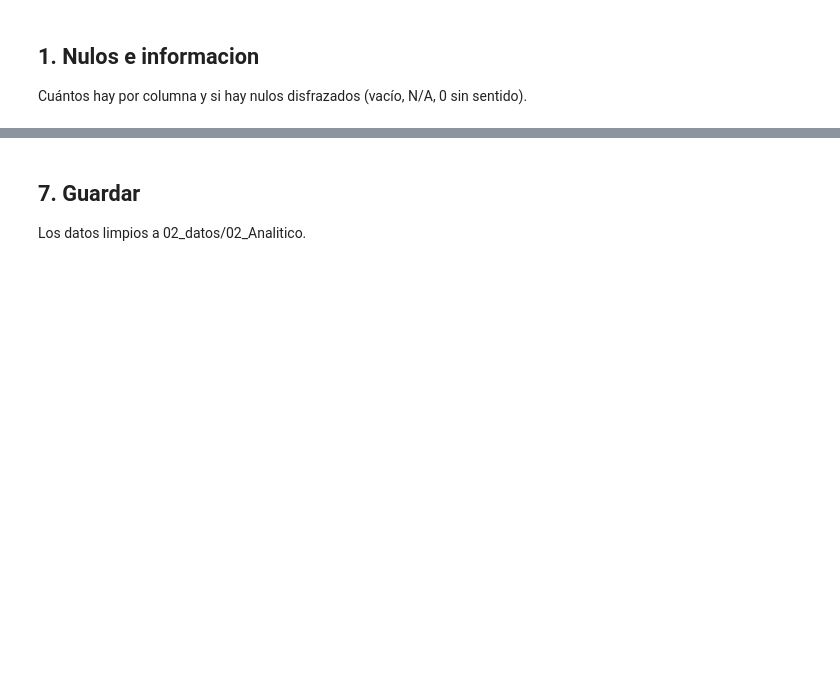
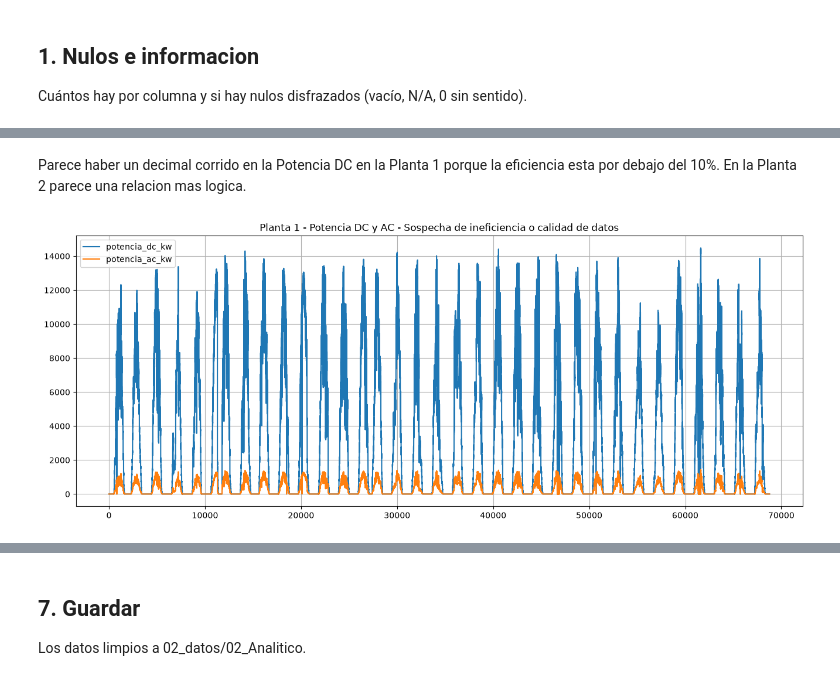
Before and after one commit to DataRex-47/01_PLANTAS-SOLARES, a Jupyter notebook: 03_notebooks/01_Calidad_Datos.ipynb, the cells around one changed output, grey strips where cells are left out. Saved outputs shown, nothing was run; the diff lists cells and outputs as text; code cells hidden in the pictures; blank space fills up the shorter version.

```diff
--- a/03_notebooks/01_Calidad_Datos.ipynb
+++ b/03_notebooks/01_Calidad_Datos.ipynb
@@ -141 +239,8 @@ df.describe()
+# %%
+p1g['id_planta'].nunique(), p2g['id_planta'].nunique(), p1s['id_planta'].nunique(), p2s['id_planta'].nunique()
+#cambio de nombre de las etiquetas de planta 1 y planta 2 para que sean consistentes en todos los datasets
+p1g['id_planta'] = p1g['id_planta'].replace(4135001, 'Planta 1')
+p2g['id_planta'] = p2g['id_planta'].replace(4136001, 'Planta 2')
+p1s['id_planta'] = p1s['id_planta'].replace(4135001, 'Planta 1')
+p2s['id_planta'] = p2s['id_planta'].replace(4136001, 'Planta 2')
 # %% [markdown]
@@ -170,0 +287,7 @@ print('Filas quitadas:', filas_antes - df.shape[0])
+# %% [markdown]
+Parece haber un decimal corrido en la Potencia DC en la Planta 1 porque la eficiencia esta por debajo del 10%. En la Planta 2 parece una relacion mas logica.
+# %%
+p1g[['potencia_dc_kw', 'potencia_ac_kw']].plot(figsize=(16, 6), title='Planta 1 - Potencia DC y AC', grid=True)
+plt.title('Planta 1 - Potencia DC y AC - Sospecha de ineficiencia o calidad de datos');
+# %% [output]
+[figure, added]
```
Also changed, not shown: parts of 33 cells of this notebook, 5 other files.
